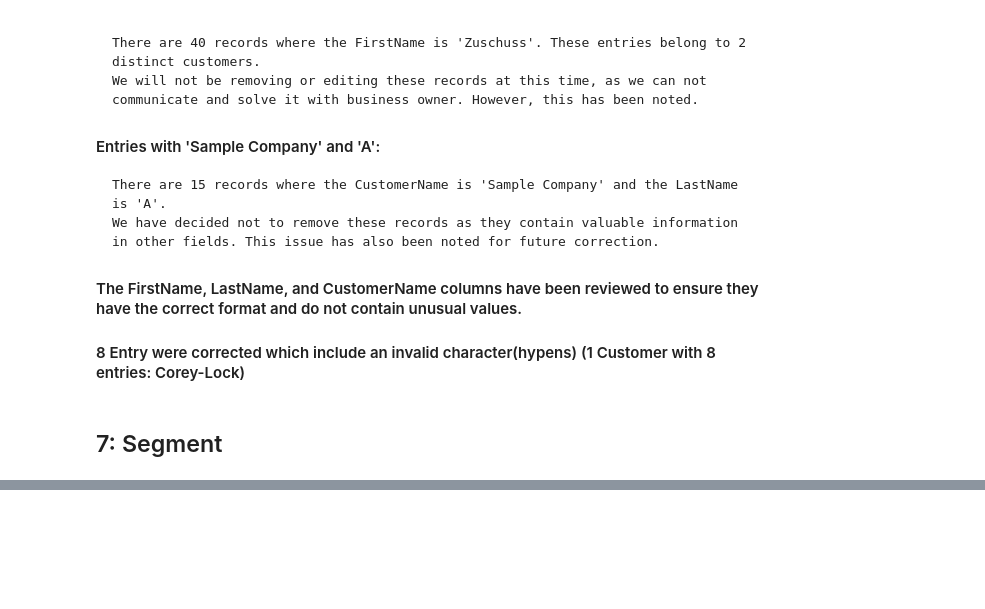
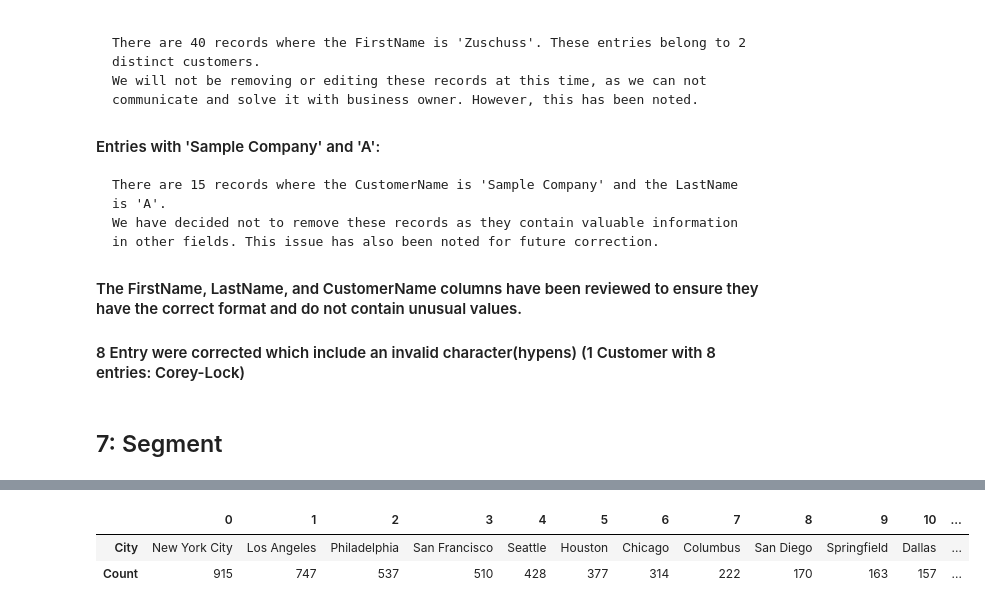
Before and after one commit to airsahin/BI-Analysis-ECommerce, a Jupyter notebook: EComProject.ipynb, the cells around one changed output, grey strips where cells are left out. Saved outputs shown, nothing was run; the diff lists cells and outputs as text; code cells hidden in the pictures; blank space fills up the shorter version.

```diff
--- a/EComProject.ipynb
+++ b/EComProject.ipynb
@@ -698,0 +747,11 @@ memory usage: 7.1+ KB
+# %%
+# Create a new DataFrame that shows the count of each unique city in the City column
+
+city_counts = df['City'].value_counts()
+
+city_counts_df = city_counts.reset_index()
+city_counts_df.columns = ['City', 'Count']
+
+city_counts_df = city_counts_df.sort_values(by='Count', ascending=False)
+
+city_counts_df
@@ -698,0 +772,6 @@ memory usage: 7.1+ KB
+# %%
+city_counts_df.head(50).T
+# %% [output]
+|  | 0 | 1 | 2 | 3 | 4 | 5 | 6 | 7 | 8 | 9 | 10 | ... |
+| City | New York City | Los Angeles | Philadelphia | San Francisco | Seattle | Houston | Chicago | Columbus | San Diego | Springfield | Dallas | ... |
+| Count | 915 | 747 | 537 | 510 | 428 | 377 | 314 | 222 | 170 | 163 | 157 | ... |
```
Also changed, not shown: parts of 26 cells of this notebook.
